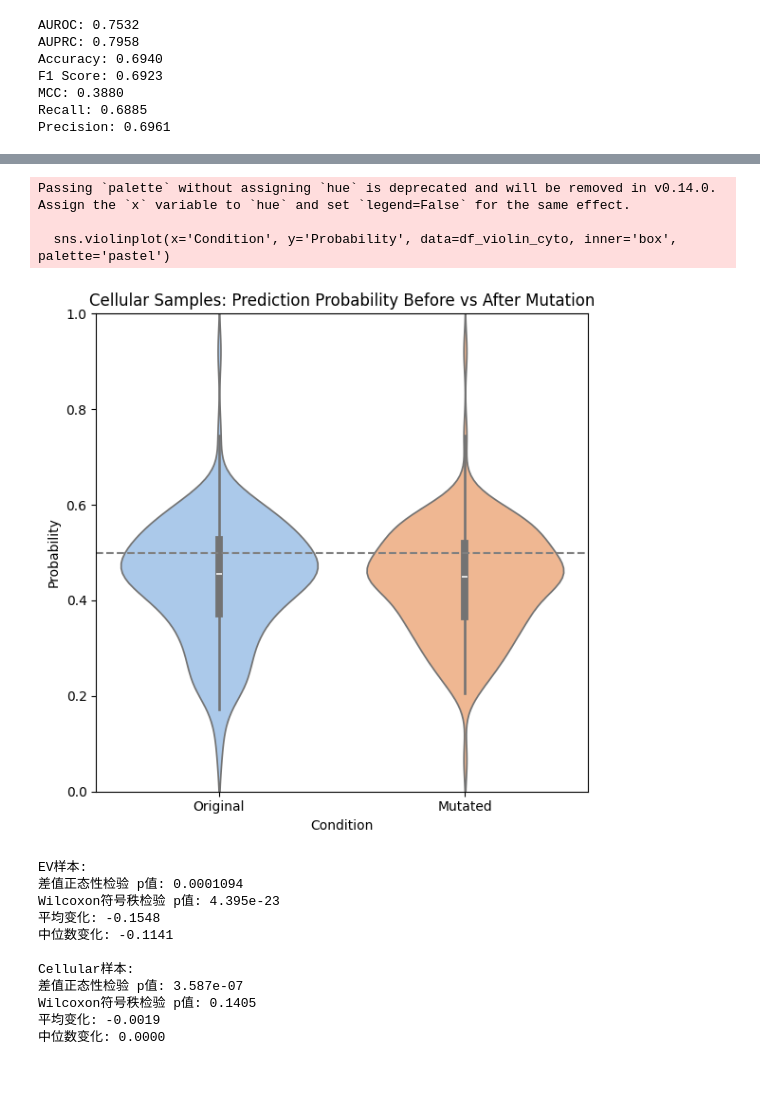
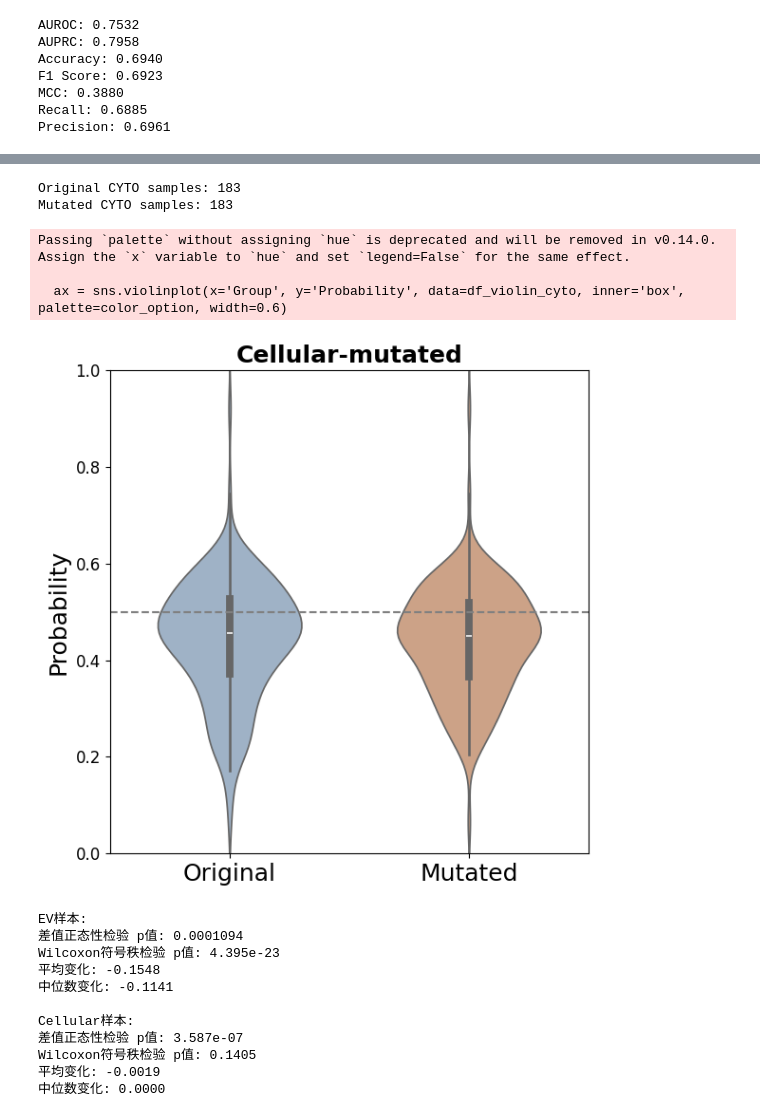
Before and after one commit to zhangysTHU/circExor, a Jupyter notebook: benchmark_evaluation/circExor/evaluate_RF.ipynb, the cells around one changed output, grey strips where cells are left out. Saved outputs shown, nothing was run; the diff lists cells and outputs as text; code cells hidden in the pictures; blank space fills up the shorter version.

Commit message:
graphic drawing update

```diff
--- a/benchmark_evaluation/circExor/evaluate_RF.ipynb
+++ b/benchmark_evaluation/circExor/evaluate_RF.ipynb
@@ -274,17 +281,30 @@ import pandas as pd
 ev_orig = evaluate_df_orig[evaluate_df_orig['tag'] == 1]
 ev_mut = evaluate_df_ev_mut[evaluate_df_ev_mut['tag'] == 1]
 
-# 构建 DataFrame 供绘图
+print(f"Original EV samples: {len(ev_orig)}")
+print(f"Mutated EV samples: {len(ev_mut)}")
+
+# 构建 DataFrame 供绘图（去掉Condition字样）
 df_violin_ev = pd.DataFrame({
     'Original': ev_orig['prob'].values,
     'Mutated': ev_mut['prob'].values
 })
-df_violin_ev = df_violin_ev.melt(var_name='Condition', value_name='Probability')
-
+df_violin_ev = df_violin_ev.melt(var_name='Group', value_name='Probability')
+color_option = ['#98B2CD', '#D89F7B']
 # 绘图
 plt.figure(figsize=(6, 6))
-sns.violinplot(x='Condition', y='Probability', data=df_violin_ev, inner='box', palette='pastel')
-plt.title('EV Samples: Prediction Probability Before vs After Mutation')
+ax = sns.violinplot(x='Group', y='Probability', data=df_violin_ev, inner='box', palette=color_option, width=0.6)
+
+plt.title('EV-mutated', fontsize=18, fontweight='bold')
+
+# 调整X轴和Y轴刻度字体大小
+ax.tick_params(axis='x', labelsize=18)  # X轴刻度字体大小
+ax.tick_params(axis='y', labelsize=12)  # Y轴刻度字体大小
+
+# 调整X轴和Y轴标题字体大小
+ax.set_xlabel('', fontsize=16)  # X轴标题（这里设为空）
+ax.set_ylabel('Probability', fontsize=18)  # Y轴标题字体大小
+
 plt.axhline(0.5, linestyle='--', color='gray')
 plt.ylim(0, 1)
 plt.tight_layout()
@@ -314,28 +334,43 @@ Passing `palette` without assigning `hue` is deprecated and will be removed in v
 # %%
 # 筛选负类样本（tag==0）
 cyto_orig = evaluate_df_orig[evaluate_df_orig['tag'] == 0]
 cyto_mut = evaluate_df_cyto_mut[evaluate_df_cyto_mut['tag'] == 0]
 
-# 构建 DataFrame
+print(f"Original CYTO samples: {len(cyto_orig)}")
+print(f"Mutated CYTO samples: {len(cyto_mut)}")
+
+# 构建 DataFrame（去掉Condition字样）
 df_violin_cyto = pd.DataFrame({
     'Original': cyto_orig['prob'].values,
     'Mutated': cyto_mut['prob'].values
 })
-df_violin_cyto = df_violin_cyto.melt(var_name='Condition', value_name='Probability')
+df_violin_cyto = df_violin_cyto.melt(var_name='Group', value_name='Probability')
 
 # 绘图
 plt.figure(figsize=(6, 6))
-sns.violinplot(x='Condition', y='Probability', data=df_violin_cyto, inner='box', palette='pastel')
-plt.title('Cellular Samples: Prediction Probability Before vs After Mutation')
+ax = sns.violinplot(x='Group', y='Probability', data=df_violin_cyto, inner='box', palette=color_option, width=0.6)
+
+plt.title('Cellular-mutated', fontsize=18, fontweight='bold')
+
+# 调整X轴和Y轴刻度字体大小
+ax.tick_params(axis='x', labelsize=18)  # X轴刻度字体大小
+ax.tick_params(axis='y', labelsize=12)  # Y轴刻度字体大小
+
+# 调整X轴和Y轴标题字体大小
+ax.set_xlabel('', fontsize=16)  # X轴标题（这里设为空）
+ax.set_ylabel('Probability', fontsize=18)  # Y轴标题字体大小
+
 plt.axhline(0.5, linestyle='--', color='gray')
 plt.ylim(0, 1)
 plt.tight_layout()
 plt.show()
 # %% [output]
-Passing `palette` without assigning `hue` is deprecated and will be removed in v0.14.0. Assign the `x` variable to `hue` and set `legend=False` for the same effect.
-
-  sns.violinplot(x='Condition', y='Probability', data=df_violin_cyto, inner='box', palette='pastel')
+Original CYTO samples: 183
+Mutated CYTO samples: 183
+Passing `palette` without assigning `hue` is deprecated and will be removed in v0.14.0. Assign the `x` variable to `hue` and set `legend=False` for the same effect.
+
+  ax = sns.violinplot(x='Group', y='Probability', data=df_violin_cyto, inner='box', palette=color_option, width=0.6)
-[figure, old version]
+[figure, new version]
 # %%
 import numpy as np
 from scipy.stats import shapiro, wilcoxon, ttest_rel
```
Also changed, not shown: parts of 5 cells of this notebook, 44 other files.
